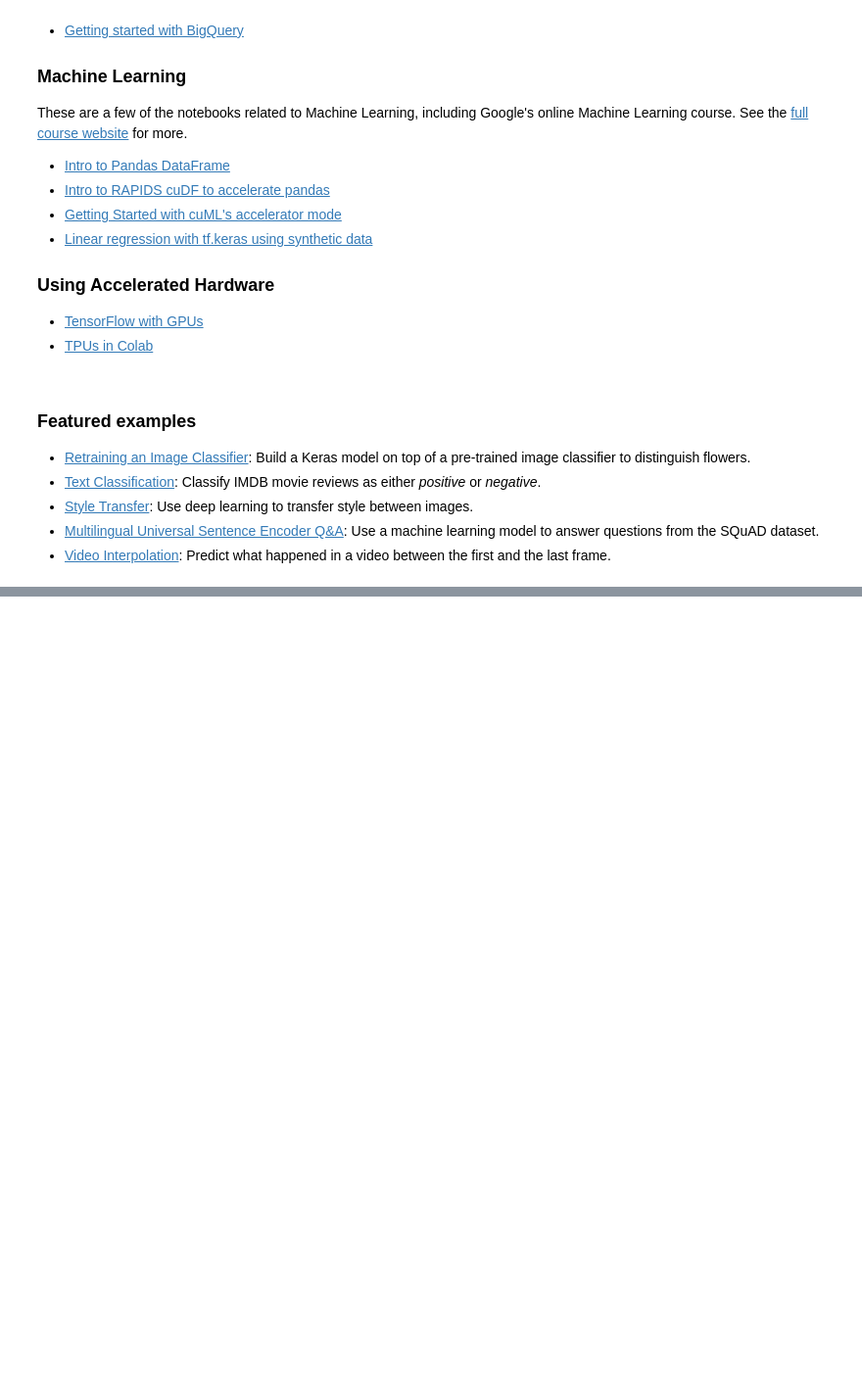
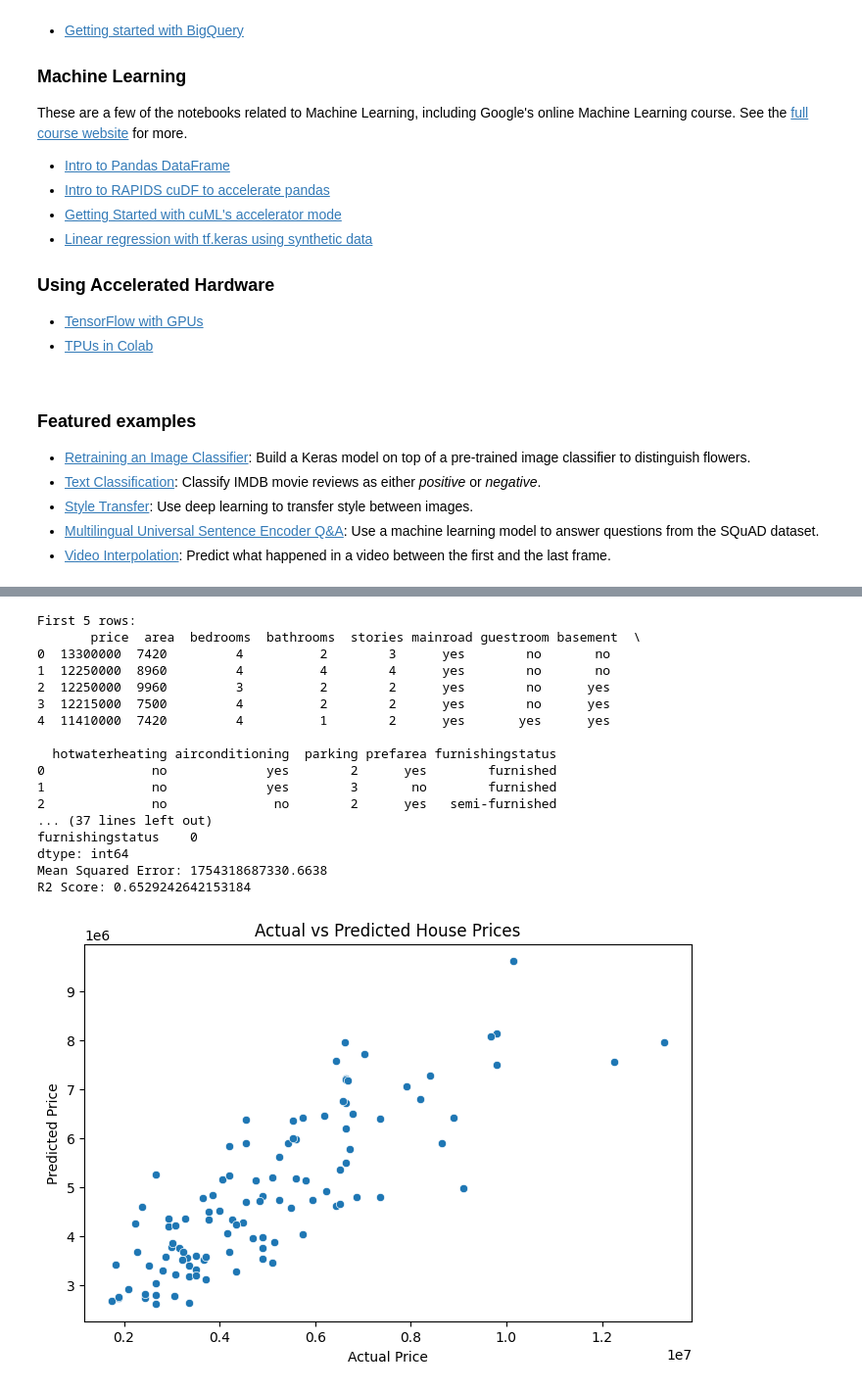
Before and after one commit to sujithchowdaryunnam/predictive-analysis, a Jupyter notebook: Welcome_To_Colab.ipynb, the cells around one changed output, grey strips where cells are left out. Shown at 98% size. Drawn from its saved outputs; the diff is of its cells as text; code cells hidden in the pictures; blank space fills up the shorter version.

```diff
--- a/Welcome_To_Colab.ipynb
+++ b/Welcome_To_Colab.ipynb
@@ -186,0 +217,61 @@ These are a few of the notebooks related to Machine Learning, including Google's
+# %%
+# Step 1: Import Libraries
+import pandas as pd
+import matplotlib.pyplot as plt
+import seaborn as sns
+from sklearn.model_selection import train_test_split
+from sklearn.linear_model import LinearRegression
+from sklearn.metrics import mean_squared_error, r2_score
+
+# Step 2: Load Dataset
+data = pd.read_csv('Housing.csv')
+print("First 5 rows:\n", data.head())
+print("\nData Summary:\n", data.describe())
+print("\nMissing Values:\n", data.isnull().sum())
+
+# Step 3: Encode Categorical Columns (if any)
+data = pd.get_dummies(data, drop_first=True)
+
+# Step 4: Feature Selection
+X = data.drop(['price'], axis=1)
+y = data['price']
+
+# Step 5: Split the Data
+X_train, X_test, y_train, y_test = train_test_split(X, y, test_size=0.2, random_state=42)
+
+# Step 6: Train a Linear Regression Model
+model = LinearRegression()
+model.fit(X_train, y_train)
+
+# Step 7: Predict and Evaluate
+y_pred = model.predict(X_test)
+
+print("Mean Squared Error:", mean_squared_error(y_test, y_pred))
+print("R2 Score:", r2_score(y_test, y_pred))
+
+# Step 8: Plotting Actual vs Predicted
+plt.figure(figsize=(8, 5))
+sns.scatterplot(x=y_test, y=y_pred)
+plt.xlabel("Actual Price")
+plt.ylabel("Predicted Price")
+plt.title("Actual vs Predicted House Prices")
+plt.show()
+# %% [output]
+First 5 rows:
+       price  area  bedrooms  bathrooms  stories mainroad guestroom basement  \
+0  13300000  7420         4          2        3      yes        no       no
+1  12250000  8960         4          4        4      yes        no       no
+2  12250000  9960         3          2        2      yes        no      yes
+3  12215000  7500         4          2        2      yes        no      yes
+4  11410000  7420         4          1        2      yes       yes      yes
+
+  hotwaterheating airconditioning  parking prefarea furnishingstatus
+0              no             yes        2      yes        furnished
+1              no             yes        3       no        furnished
+2              no              no        2      yes   semi-furnished
+... (37 lines left out)
+furnishingstatus    0
+dtype: int64
+Mean Squared Error: 1754318687330.6638
+R2 Score: 0.6529242642153184
+[figure, added]
```
Also changed, not shown: parts of 1 cell of this notebook.
